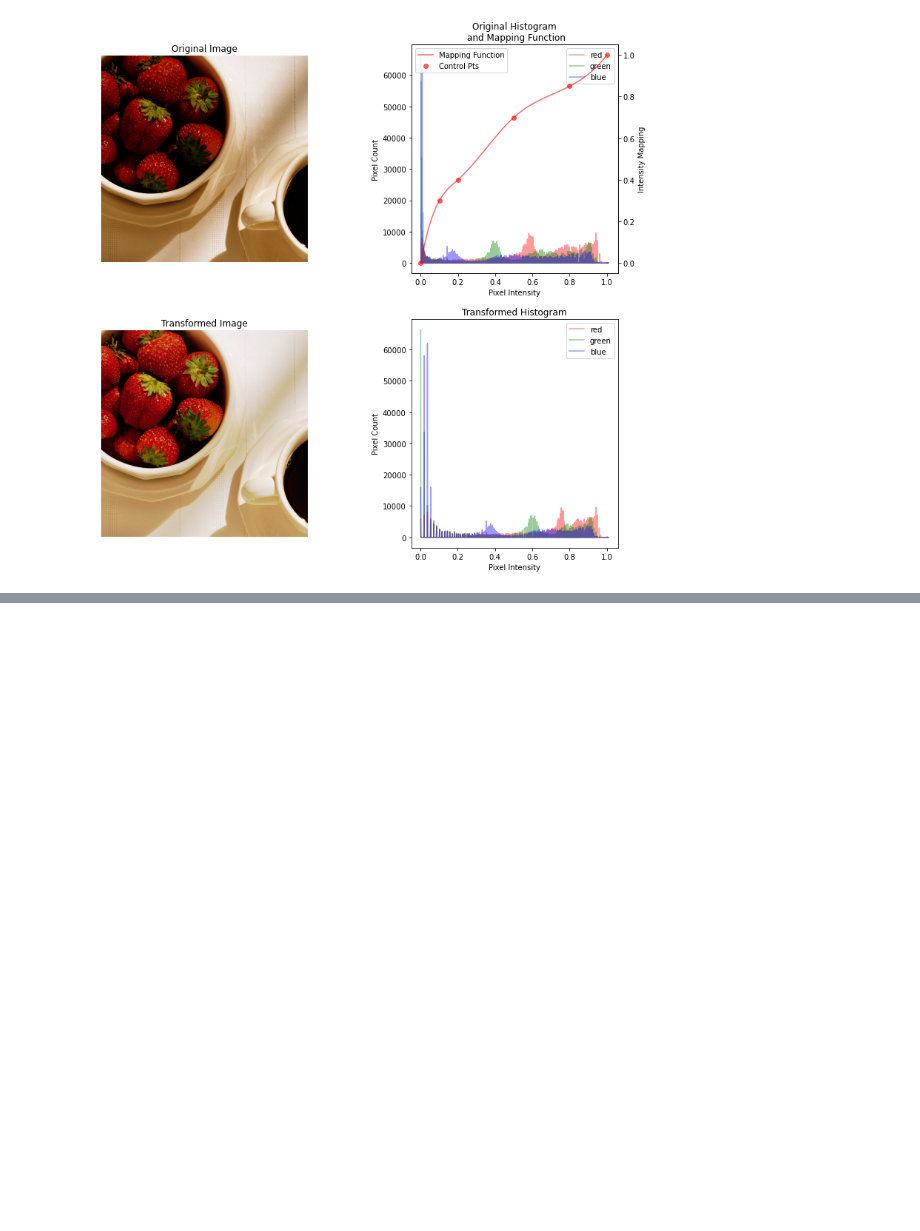
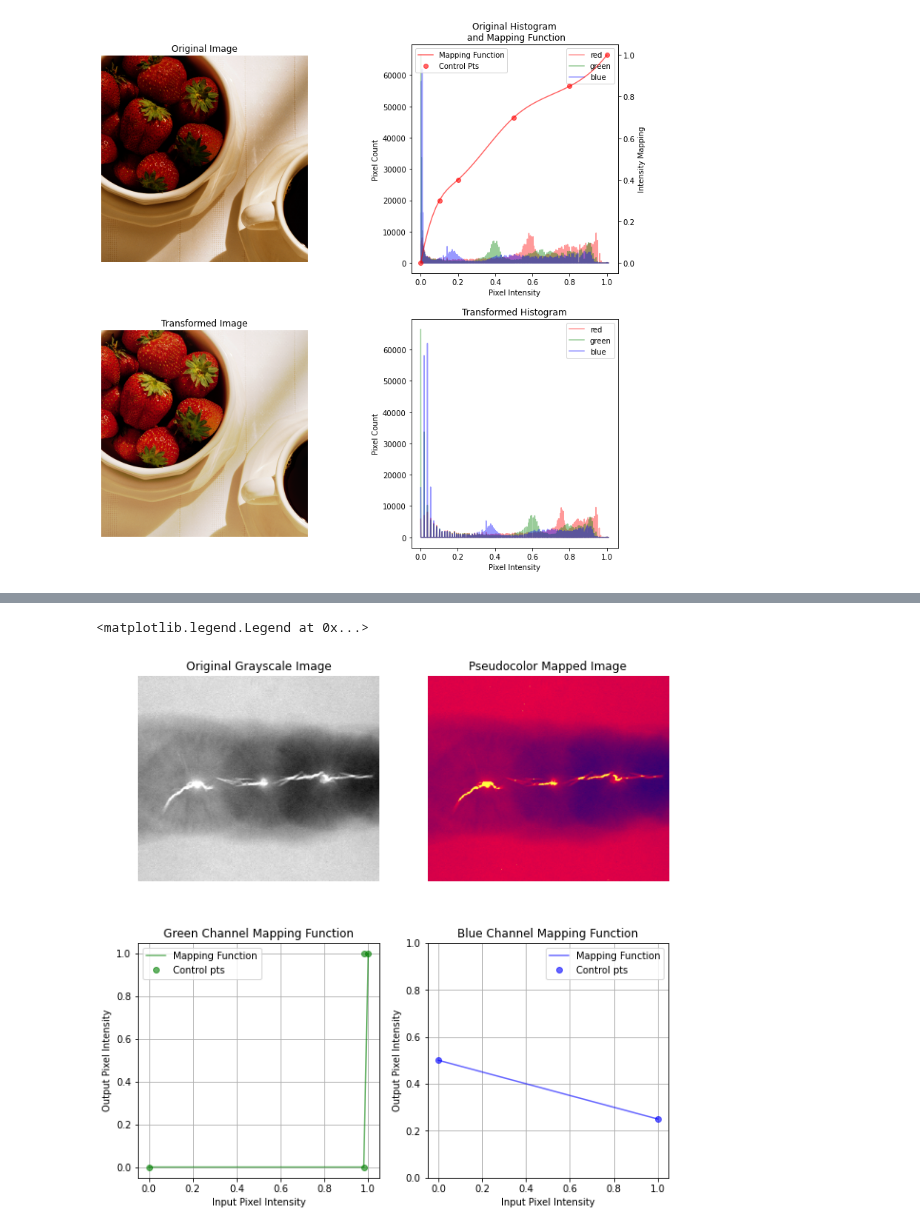
Before and after one commit to ecolon08/Digital-Image-Processing, a Jupyter notebook: Color Image Processing/ec_dip_color_img_proc_01.ipynb, the cells around one changed output, grey strips where cells are left out. Cells and saved outputs as stored; diff of their text form; code cells hidden in the pictures; blank space fills up the shorter version.

Commit message:
Add pseudocolor and multispectral examples

```diff
--- a/Color Image Processing/ec_dip_color_img_proc_01.ipynb
+++ b/Color Image Processing/ec_dip_color_img_proc_01.ipynb
@@ -589,0 +601,55 @@ Note how our image contrast has been improved significantly.
+# %%
+# load x-ray image
+img_weld_xray = io.imread('./images/defective-weld.tif')
+img_weld_xray = skimage.img_as_float(img_weld_xray)
+
+# define control points
+weld_green_ctrl_pts = np.array([[0.0, 0.0],
+                                [0.98, 0.0],
+                                [0.98, 1.0],
+                                [1.0, 1.0]])
+
+weld_blue_ctrl_pts = np.array([[0.0, 0.5],
+                                [1.0, 0.25]])
+
+# compute transformation functions
+green_xfm = np.interp(eval_pts, weld_green_ctrl_pts[:, 0], weld_green_ctrl_pts[:, 1])
+blue_xfm = np.interp(eval_pts, weld_blue_ctrl_pts[:, 0], weld_blue_ctrl_pts[:, 1])
+
+# create transformed channels - these are linear interpolations so we can use numpy here
+weld_green_xfm = np.interp(img_weld_xray, weld_green_ctrl_pts[:, 0], weld_green_ctrl_pts[:, 1])
+weld_blue_xfm = np.interp(img_weld_xray, weld_blue_ctrl_pts[:, 0], weld_blue_ctrl_pts[:, 1])
+
+# concatenate transformed image
+img_weld_xfm = np.dstack((img_weld_xray, weld_green_xfm, weld_blue_xfm))
+
+fig_weld, ax_weld = plt.subplots(2, 2, figsize=(10, 10))
+ax_weld = ax_weld.ravel()
+
+ax_weld[0].imshow(img_weld_xray, cmap='gray')
+ax_weld[0].set_title("Original Grayscale Image")
+ax_weld[0].axis('off')
+
+ax_weld[1].imshow(img_weld_xfm)
+ax_weld[1].set_title("Pseudocolor Mapped Image")
+ax_weld[1].axis('off')
+
+ax_weld[2].plot(eval_pts, green_xfm, c='g', alpha=0.6, label='Mapping Function')
+ax_weld[2].plot(weld_green_ctrl_pts[:, 0], weld_green_ctrl_pts[:, 1], 'go', alpha=0.6, label='Control pts')
+ax_weld[2].set_title("Green Channel Mapping Function")
+ax_weld[2].set_xlabel("Input Pixel Intensity")
+ax_weld[2].set_ylabel("Output Pixel Intensity")
+ax_weld[2].grid()
+ax_weld[2].legend()
+
+ax_weld[3].plot(eval_pts, blue_xfm, c='b', alpha=0.6, label='Mapping Function')
+ax_weld[3].plot(weld_blue_ctrl_pts[:, 0], weld_blue_ctrl_pts[:, 1], 'bo', alpha=0.6, label='Control pts')
+ax_weld[3].set_title("Blue Channel Mapping Function")
+ax_weld[3].set_xlabel("Input Pixel Intensity")
+ax_weld[3].set_ylabel("Output Pixel Intensity")
+ax_weld[3].set_ylim([0.0, 1.0])
+ax_weld[3].grid()
+ax_weld[3].legend()
+# %% [output]
+<matplotlib.legend.Legend at 0x...>
+[figure, added]
```
Also changed, not shown: parts of 5 cells of this notebook, 1 other file.
